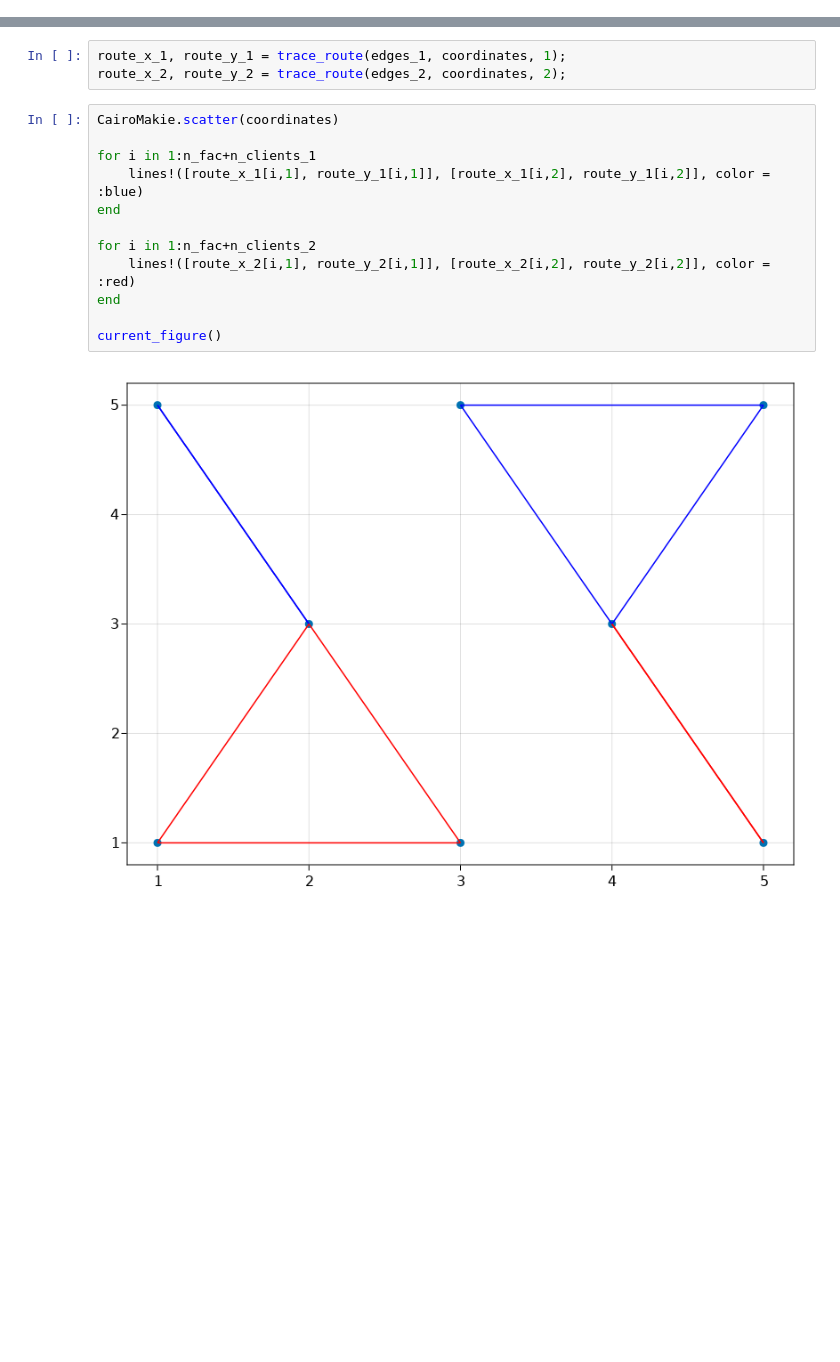
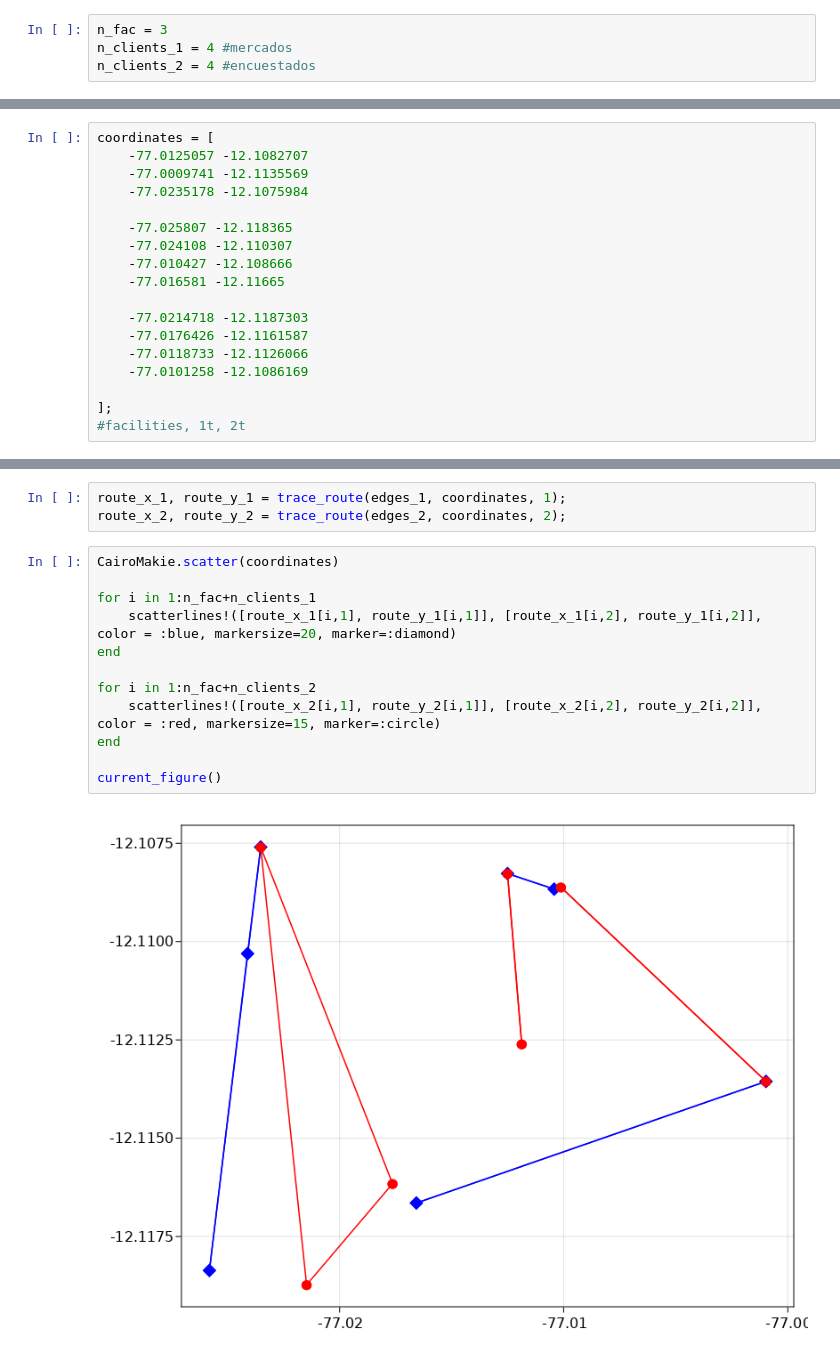
Before and after one commit to IngenieriaUP/venezuelan-in-surquillo-food-system, a Jupyter notebook: LRP test.ipynb, the cells around one changed output, grey strips where cells are left out. Drawn from its saved outputs; the diff is of its cells as text; blank space fills up the shorter version.

```diff
--- a/LRP test.ipynb
+++ b/LRP test.ipynb
@@ -22,0 +17,4 @@ coordinates = [
+# %%
+n_fac = 3
+n_clients_1 = 4 #mercados
+n_clients_2 = 4 #encuestados
@@ -23,2 +23,20 @@ coordinates = [
+# %%
+coordinates = [
+    -77.0125057 -12.1082707
+    -77.0009741 -12.1135569
+    -77.0235178 -12.1075984
+
+    -77.025807 -12.118365
+    -77.024108 -12.110307
+    -77.010427 -12.108666
+    -77.016581 -12.11665
+
+    -77.0214718 -12.1187303
+    -77.0176426 -12.1161587
+    -77.0118733 -12.1126066
+    -77.0101258 -12.1086169
+
+];
+#facilities, 1t, 2t
 # %%
 d = pairwise(Euclidean(), coordinates, dims=1);
@@ -135,14 +143,14 @@ route_x_2, route_y_2 = trace_route(edges_2, coordinates, 2);
 # %%
 CairoMakie.scatter(coordinates)
 
 for i in 1:n_fac+n_clients_1
-    lines!([route_x_1[i,1], route_y_1[i,1]], [route_x_1[i,2], route_y_1[i,2]], color = :blue)
+    scatterlines!([route_x_1[i,1], route_y_1[i,1]], [route_x_1[i,2], route_y_1[i,2]], color = :blue, markersize=20, marker=:diamond)
 end
 
 for i in 1:n_fac+n_clients_2
-    lines!([route_x_2[i,1], route_y_2[i,1]], [route_x_2[i,2], route_y_2[i,2]], color = :red)
+    scatterlines!([route_x_2[i,1], route_y_2[i,1]], [route_x_2[i,2], route_y_2[i,2]], color = :red, markersize=15, marker=:circle)
 end
 
 current_figure()
 # %% [output]
-[figure, old version]
+[figure, new version]
```
Also changed, not shown: parts of 15 cells of this notebook, 2 other files.
